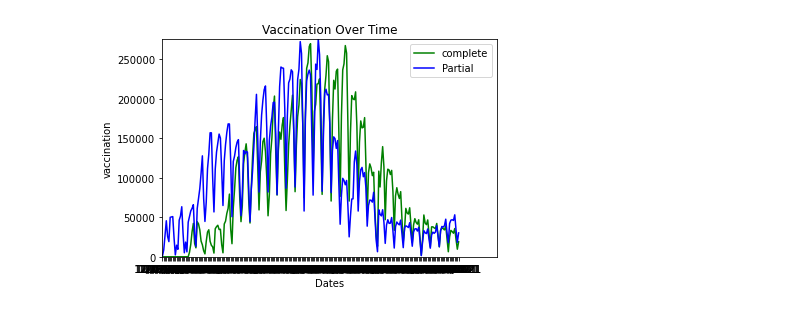
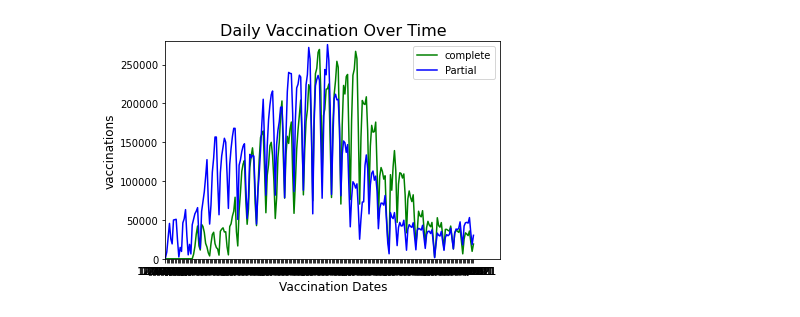
Before and after one commit to KristianSHamilton/CovidVaccinationInCalifornia, a Jupyter notebook: group_project_1.ipynb, the cells around one changed output. Saved outputs shown, nothing was run; the diff lists cells and outputs as text; code cells hidden in the pictures.

```diff
--- a/group_project_1.ipynb
+++ b/group_project_1.ipynb
@@ -56,22 +47,15 @@ ca_vaccinated
 # %%
-# Generate a bar plot showing the total number of completed vaccination by months
+# Generating a bar plot showing the total number of completed vaccination by months
+ca_vaccinated_completed = pd.DataFrame(ca_vaccinated, columns=['month','fully_vaccinated'])
+ca_vaccinated_completed_montly = ca_vaccinated_completed.groupby(ca_vaccinated_completed['month']).sum()
 
-ca_vaccinated = pd.DataFrame(ca_vaccin_data, columns=['month','fully_vaccinated'])
-
-# print(ca_vaccinated.month)
-
-ca_vaccinated_month = ca_vaccinated.groupby(ca_vaccinated['month']).sum()
-ca_vaccinated_month
-
-
-ca_vaccinated_month = ca_vaccinated_month  #.sort_values(by = 'month', ascending = True)
-
-bar_pandas = ca_vaccinated_month.plot.bar(figsize=(10,8), color='g')
-
+bar_plot = ca_vaccinated_completed_montly.plot.bar(figsize=(10,8), color='g')
 plt.xlabel("Months",fontsize = 12)
 plt.ylabel("Vaccination Completed in Million",fontsize = 12)
 plt.title("Completed Vaccination by months",fontsize = 16)
 
 plt.tight_layout()
+
+plt.savefig("./CA_completed_vaccination_by _months.png")
 plt.show()
 # %% [output]
@@ -100,32 +80,27 @@ plt.show()
 # %%
 import matplotlib.pyplot as plt
 import numpy as np
-
-ca_vaccinated = pd.DataFrame(ca_vaccin_data, columns=['administered_date','month','fully_vaccinated', 'partially_vaccinated'])
 
 dates = ca_vaccinated['administered_date']
 complete = ca_vaccinated['fully_vaccinated']
 partial = ca_vaccinated['partially_vaccinated']
 
 # Plot the charts and apply some styling
 
 complete, = plt.plot(dates, complete, color="g", label="complete")
 partial, = plt.plot(dates, partial, color="b", label="Partial")
 
 # Add labels to X and Y axes :: Add title
-plt.title("Vaccination Over Time")
-plt.xlabel("Dates")
-plt.ylabel("vaccination")
+plt.title("Daily Vaccination Over Time", fontsize = 16)
+plt.xlabel("Vaccination Dates", fontsize = 12)
+plt.ylabel("vaccinations", fontsize = 12)
 
 # Set the limits for the X and Y axes
-plt.xlim(0,260)
-plt.ylim(0,275000)
+plt.xlim(0,250)
+plt.ylim(0,280000)
 
 # Create a legend for the chart
 plt.legend(handles=[complete, partial], loc="best")
-
-# Add in a grid for the chart
-# plt.grid()
 plt.show()
 # %% [output]
-[figure, old version]
+[figure, new version]
```
Also changed, not shown: parts of 12 cells of this notebook.
